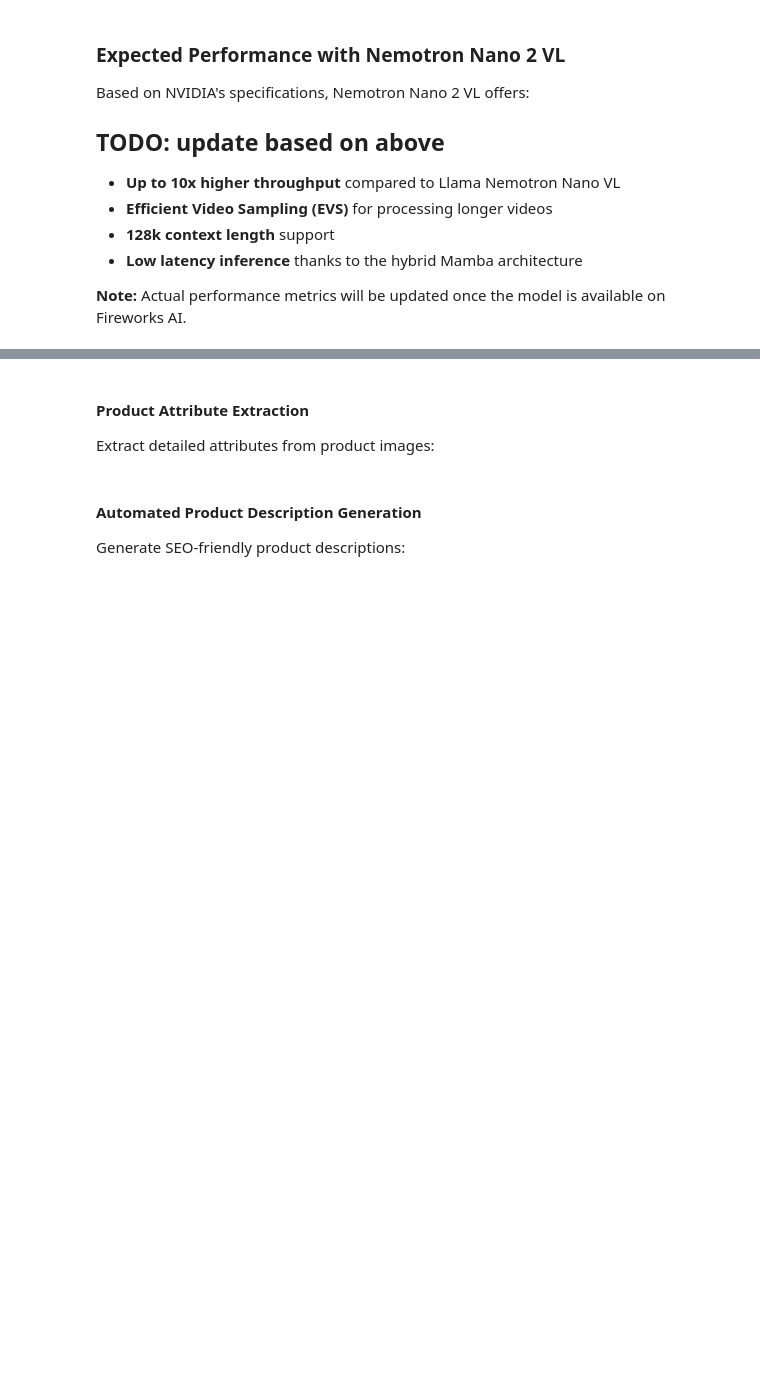
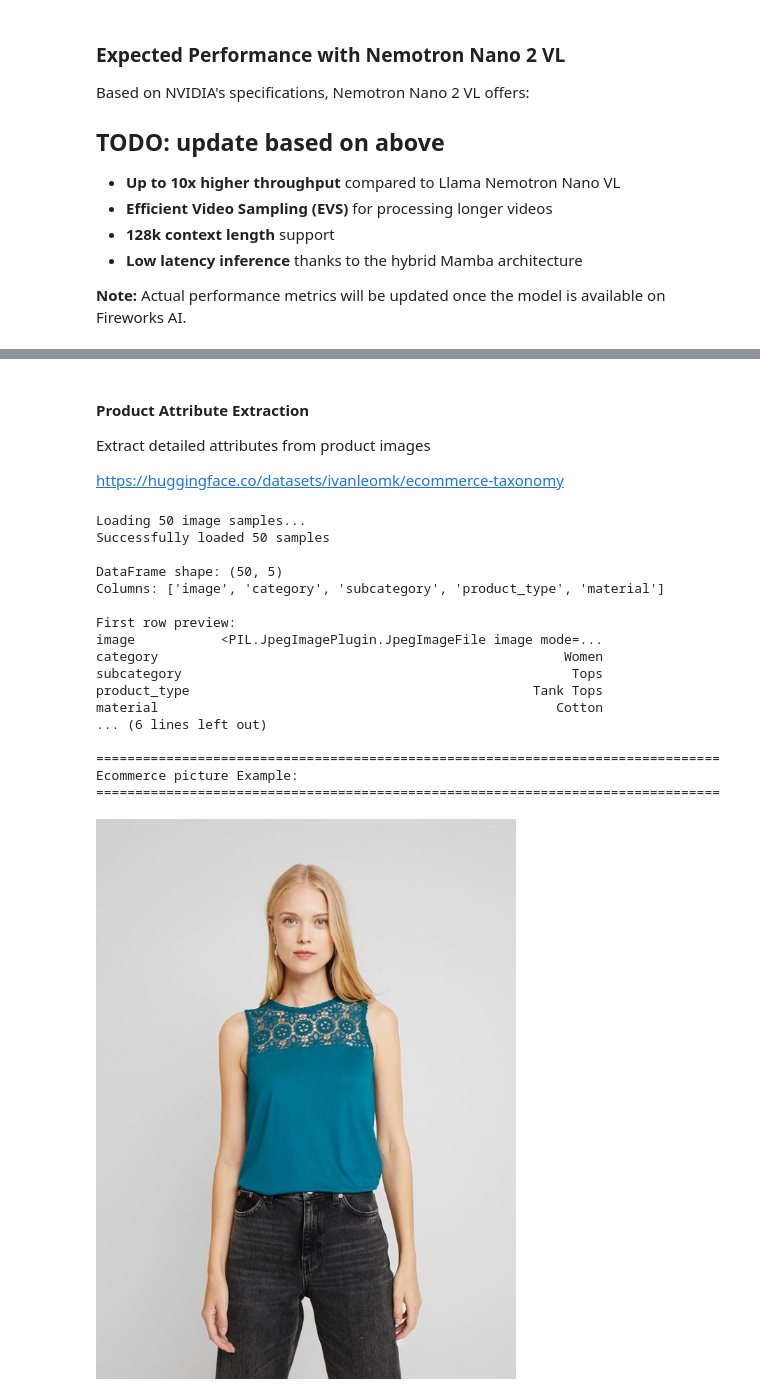
Before and after one commit to fw-ai/cookbook, a Jupyter notebook: learn/vlm/nvidia-nemotron-vl/NVIDIA-Nemotron-v2-VL-cookbook.ipynb, the cells around one changed output, grey strips where cells are left out. Cells and saved outputs as stored; diff of their text form; code cells hidden in the pictures; blank space fills up the shorter version.

```diff
--- a/learn/vlm/nvidia-nemotron-vl/NVIDIA-Nemotron-v2-VL-cookbook.ipynb
+++ b/learn/vlm/nvidia-nemotron-vl/NVIDIA-Nemotron-v2-VL-cookbook.ipynb
@@ -339,4 +687,6 @@ Use Nemotron Nano 2 VL to clean and enrich product catalog data by:
 # %% [markdown]
 #### Product Attribute Extraction
 
-Extract detailed attributes from product images:
+Extract detailed attributes from product images
+
+https://huggingface.co/datasets/ivanleomk/ecommerce-taxonomy
@@ -345,4 +692,0 @@ Extract detailed attributes from product images:
-# %% [markdown]
-#### Automated Product Description Generation
-
-Generate SEO-friendly product descriptions:
@@ -348,0 +715,44 @@ Generate SEO-friendly product descriptions:
+# %%
+df_ecommerce = load_dataset_from_hf(
+    dataset_name="ivanleomk/ecommerce-taxonomy",
+    func_extract=extract_ecommerce_data,
+    n_samples=50
+)
+
+print(f"DataFrame shape: {df_ecommerce.shape}")
+print(f"Columns: {df_ecommerce.columns.tolist()}")
+
+
+print(f"\nFirst row preview:")
+print(df_ecommerce.iloc[0])
+
+# Print unique category, subcategory, product_type and material
+print(f"\nUnique categories: {df_ecommerce['category'].unique().tolist()}")
+print(f"Unique subcategories: {df_ecommerce['subcategory'].unique().tolist()}")
+print(f"Unique product types: {df_ecommerce['product_type'].unique().tolist()}")
+print(f"Unique materials: {df_ecommerce['material'].unique().tolist()}")
+
+print("\n" + "="*80)
+print("Ecommerce picture Example:")
+print("="*80)
+_first_image = resize_image_for_display(df_ecommerce.iloc[0]['image'], max_width=600)
+display(_first_image)
+# %% [output]
+Loading 50 image samples...
+Successfully loaded 50 samples
+
+DataFrame shape: (50, 5)
+Columns: ['image', 'category', 'subcategory', 'product_type', 'material']
+
+First row preview:
+image           <PIL.JpegImagePlugin.JpegImageFile image mode=...
+category                                                    Women
+subcategory                                                  Tops
+product_type                                            Tank Tops
+material                                                   Cotton
+... (6 lines left out)
+
+================================================================================
+Ecommerce picture Example:
+================================================================================
+[figure, added]
```
Also changed, not shown: parts of 27 cells of this notebook, 1 other file.
